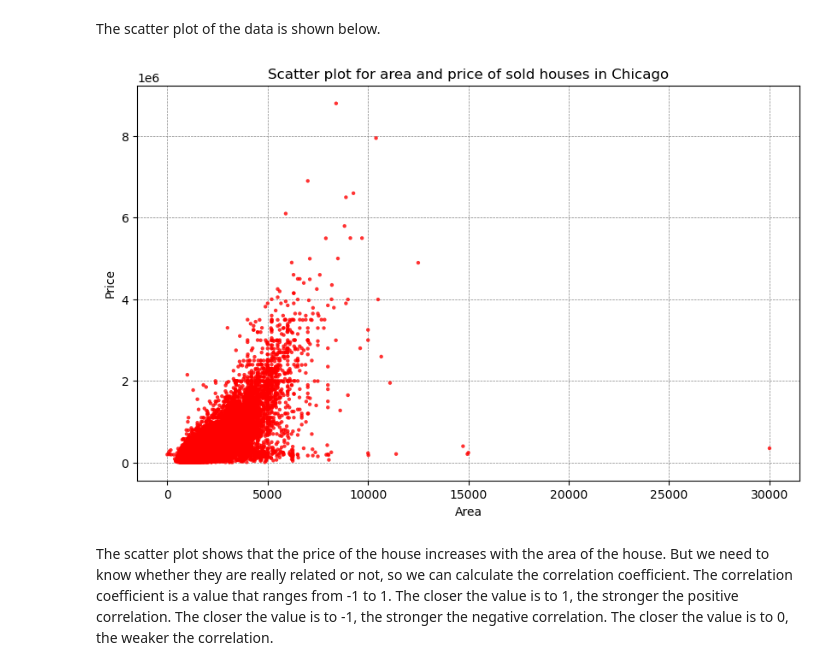
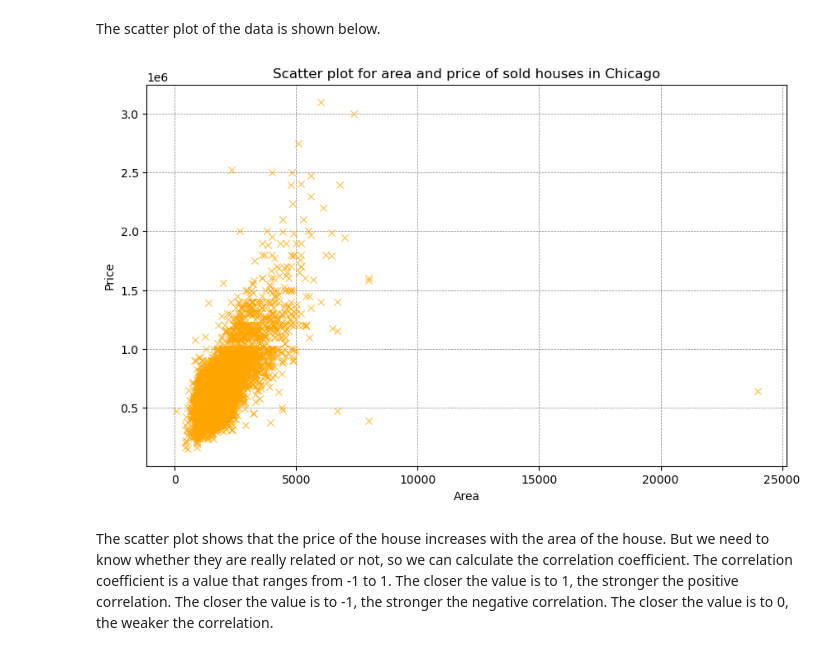
Before and after one commit to Keithsel/mas291-project, a Jupyter notebook: works/regression.ipynb, the cells around one changed output. Drawn from its saved outputs; the diff is of its cells as text; code cells hidden in the pictures.

```diff
--- a/works/regression.ipynb
+++ b/works/regression.ipynb
@@ -12,7 +12,7 @@ print(os.getcwd())
 # %% [output]
 /home/ibi/Documents/GitHub/mas291-project
 # %%
-chicago_data = pd.read_csv('data/cleaned/chicago_sold_cleaned.csv')
+chicago_data = pd.read_csv('data/cleaned/new_york_sample.csv')
 chicago_data.head()
 # %% [output]
 |  | data_source | id | post_link | list_date | sold_date | days_until_sold | price | address | status | ... |
@@ -29,15 +29,15 @@ y = chicago_data['price'].values
 # %% [markdown]
 The scatter plot of the data is shown below.
 # %%
-plt.figure(figsize=(10, 6))  # Adjust figure size to make it bigger and more rectangular
+plt.figure(figsize=(10, 6))
 plt.grid(True, which='both', linestyle='--', linewidth=0.5, color='grey', zorder=0)
-plt.scatter(x, y, alpha=0.8, s=10, color='red', edgecolor='none', zorder=3)
+plt.scatter(x, y, alpha=0.8, color='orange', zorder=3, marker='x', linewidths=0.7)  # Adjusted line width with linewidths=0.5
 plt.title('Scatter plot for area and price of sold houses in Chicago')
 plt.xlabel('Area')
 plt.ylabel('Price')
 plt.show()
 # %% [output]
-[figure, old version]
+[figure, new version]
 # %% [markdown]
 The scatter plot shows that the price of the house increases with the area of the house. But we need to know whether they are really related or not, so we can calculate the correlation coefficient. The correlation coefficient is a value that ranges from -1 to 1. The closer the value is to 1, the stronger the positive correlation. The closer the value is to -1, the stronger the negative correlation. The closer the value is to 0, the weaker the correlation.
 # %% [markdown]
```
Also changed, not shown: parts of 15 cells of this notebook, 2 other files.
